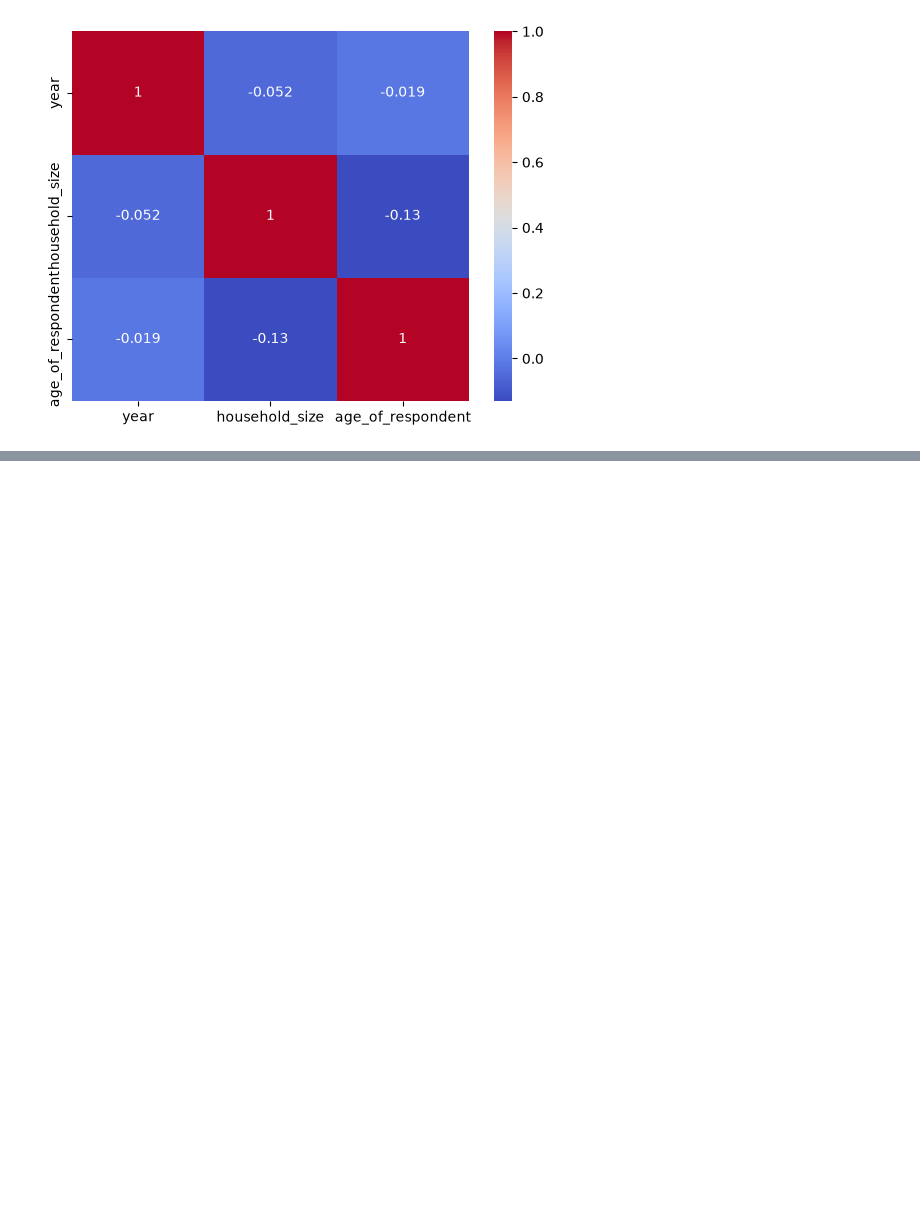
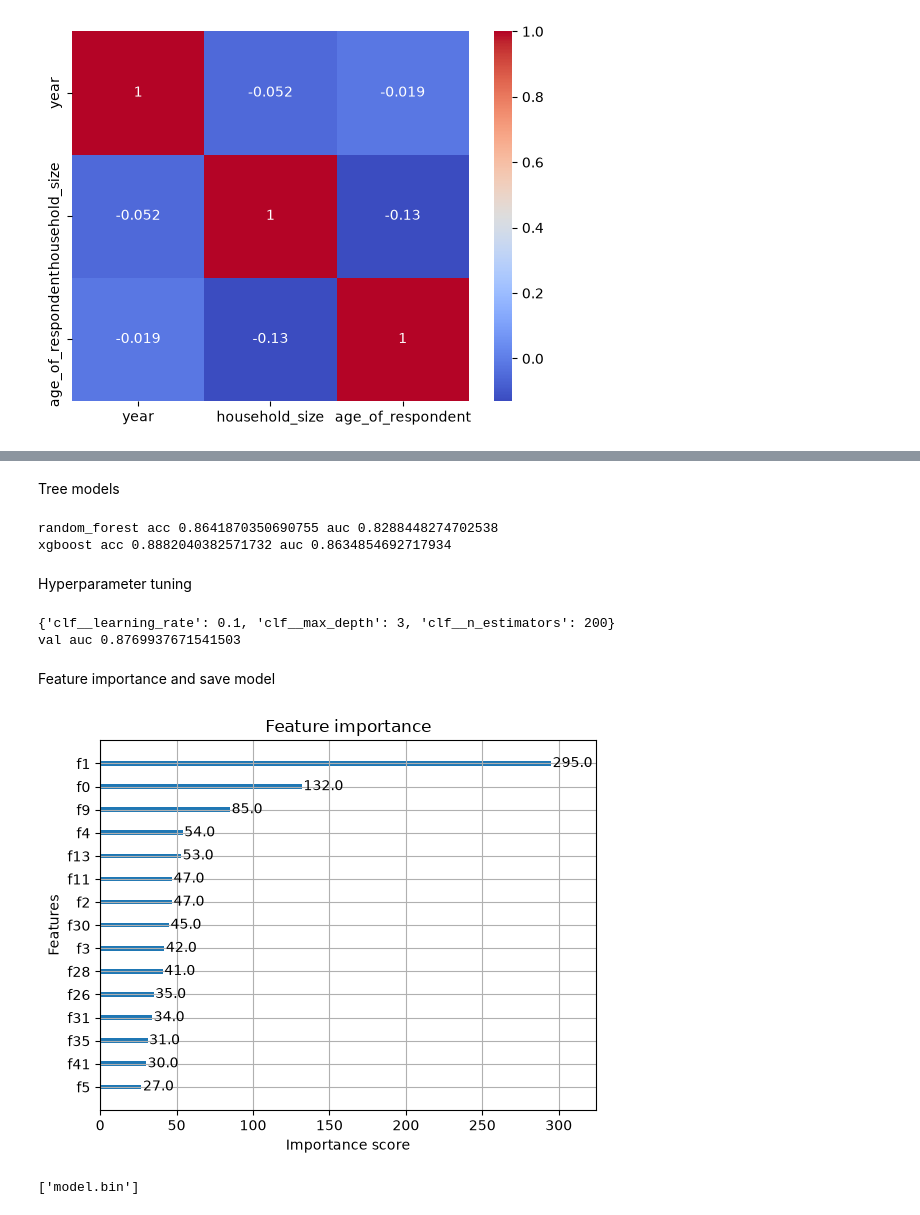
Before and after one commit to UchechukwuEric/FINANCIAL-INCLUSION-_ZOOCAMP_MIDTERM-PROJECT, a Jupyter notebook: notebooks/eda.ipynb, the cells around one changed output, grey strips where cells are left out. Drawn from its saved outputs; the diff is of its cells as text; code cells hidden in the pictures; blank space fills up the shorter version.

```diff
--- a/notebooks/eda.ipynb
+++ b/notebooks/eda.ipynb
@@ -262,0 +285,12 @@ plt.show()
+# %%
+from sklearn.linear_model import LogisticRegression
+from sklearn.metrics import (accuracy_score, roc_auc_score,
+ classification_report, confusion_matrix)
+lr = LogisticRegression(max_iter=1000)
+lr.fit(X_train_prepared, y_train)
+pred = lr.predict(X_val_prepared)
+proba = lr.predict_proba(X_val_prepared)[:, 1]
+print('accuracy', accuracy_score(y_val, pred))
+print('auc', roc_auc_score(y_val, proba))
+print(classification_report(y_val, pred))
+print(confusion_matrix(y_val, pred))
@@ -262,0 +311,48 @@ plt.show()
+# %% [markdown]
+Tree models
+# %%
+from sklearn.ensemble import RandomForestClassifier
+from xgboost import XGBClassifier
+models = {
+ 'random_forest': RandomForestClassifier(n_estimators=200, random_state=42),
+ 'xgboost': XGBClassifier(eval_metric='logloss', random_state=42),
+}
+for name, m in models.items():
+ m.fit(X_train_prepared, y_train)
+ p = m.predict(X_val_prepared)
+ pr = m.predict_proba(X_val_prepared)[:, 1]
+ print(name, 'acc', accuracy_score(y_val, p), 'auc', roc_auc_score(y_val, pr))
+# %% [output]
+random_forest acc 0.8641870350690755 auc 0.8288448274702538
+xgboost acc 0.8882040382571732 auc 0.8634854692717934
+# %% [markdown]
+ Hyperparameter tuning
+# %%
+from sklearn.pipeline import Pipeline
+from sklearn.model_selection import GridSearchCV
+pipe = Pipeline([('pre', pre),
+ ('clf', XGBClassifier(eval_metric='logloss', random_state=42))])
+param_grid = {
+ 'clf__max_depth': [3, 5],
+ 'clf__n_estimators': [100, 200],
+ 'clf__learning_rate': [0.05, 0.1],
+}
+grid = GridSearchCV(pipe, param_grid, cv=5, scoring='roc_auc', n_jobs=-1)
+grid.fit(X_train, y_train)
+print(grid.best_params_)
+best = grid.best_estimator_
+print('val auc', roc_auc_score(y_val, best.predict_proba(X_val)[:, 1]))
+# %% [output]
+{'clf__learning_rate': 0.1, 'clf__max_depth': 3, 'clf__n_estimators': 200}
+val auc 0.8769937671541503
+# %% [markdown]
+ Feature importance and save model
+# %%
+import joblib
+from xgboost import plot_importance
+plot_importance(best.named_steps['clf'], max_num_features=15)
+plt.show()
+joblib.dump(best, 'model.bin')
+# %% [output]
+[figure, added]
+['model.bin']
```
Also changed, not shown: parts of 5 cells of this notebook.
